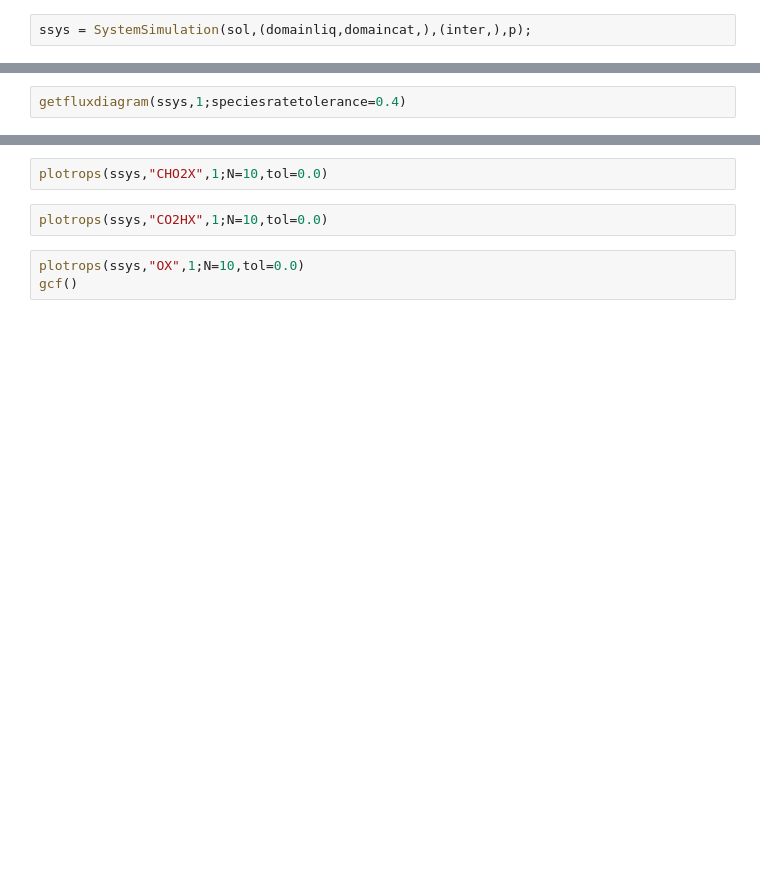
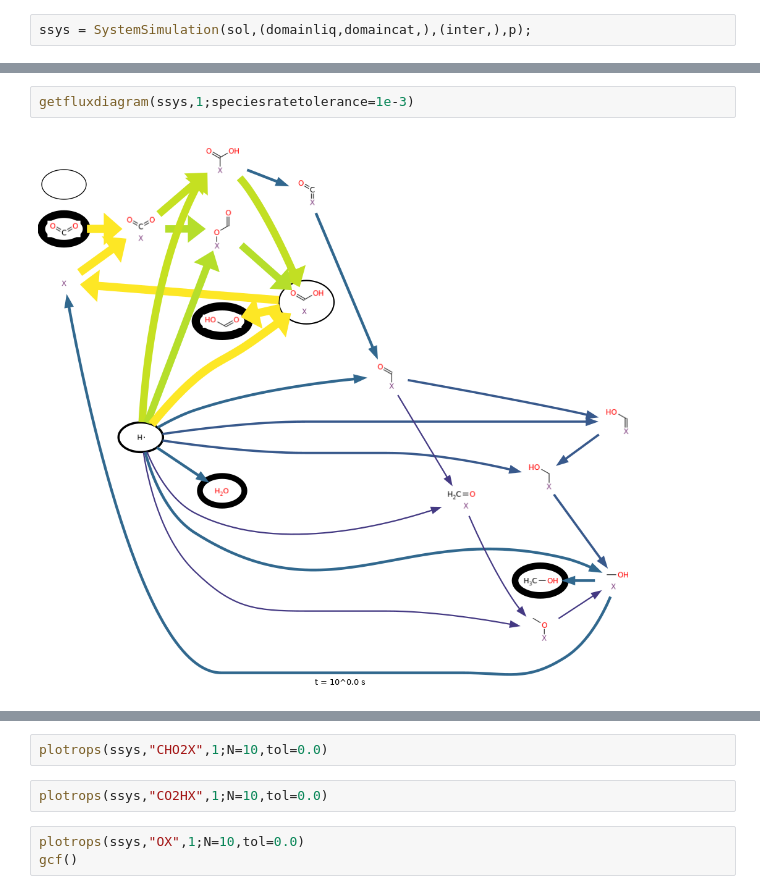
Before and after one commit to rwest/CO2_RR_RMG, a Jupyter notebook: CO2_Reduction_Ag/CO2RR_RMS.ipynb, the cells around one changed output, grey strips where cells are left out. Saved outputs shown, nothing was run; the diff lists cells and outputs as text; blank space fills up the shorter version.

```diff
--- a/CO2_Reduction_Ag/CO2RR_RMS.ipynb
+++ b/CO2_Reduction_Ag/CO2RR_RMS.ipynb
@@ -81,4 +147,6 @@ Dict([ssys.sims[2].names[i]=>molefractions(ssys.sims[2],1.0)[i] for i in 1:lengt
 # %%
-getfluxdiagram(ssys,1;speciesratetolerance=0.4)
+getfluxdiagram(ssys,1;speciesratetolerance=1e-3)
+# %% [output]
+[figure, added]
 # %%
 println(ssys.names)
```
Also changed, not shown: parts of 17 cells of this notebook.
